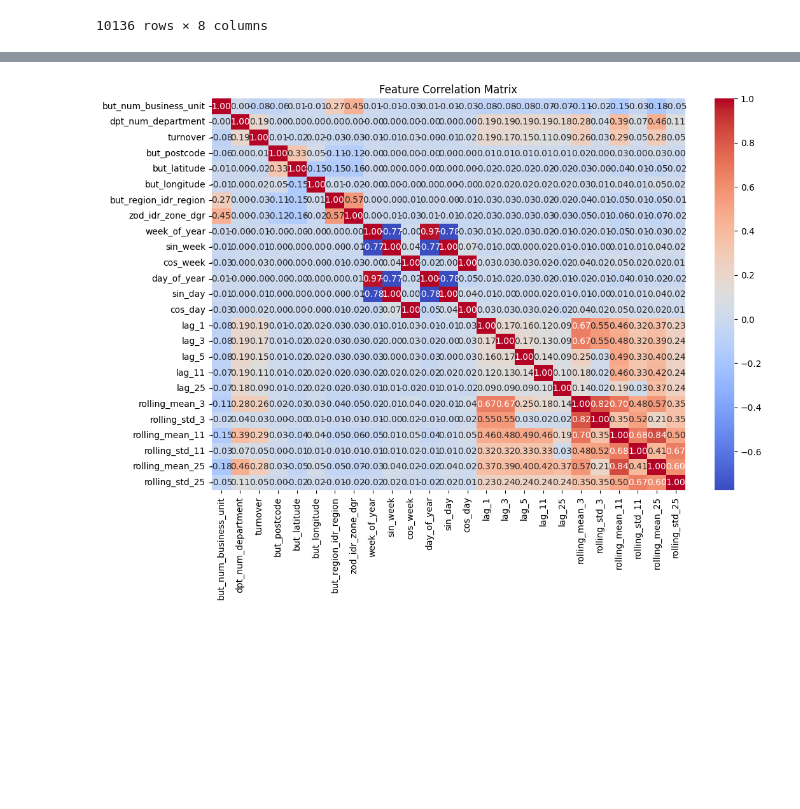
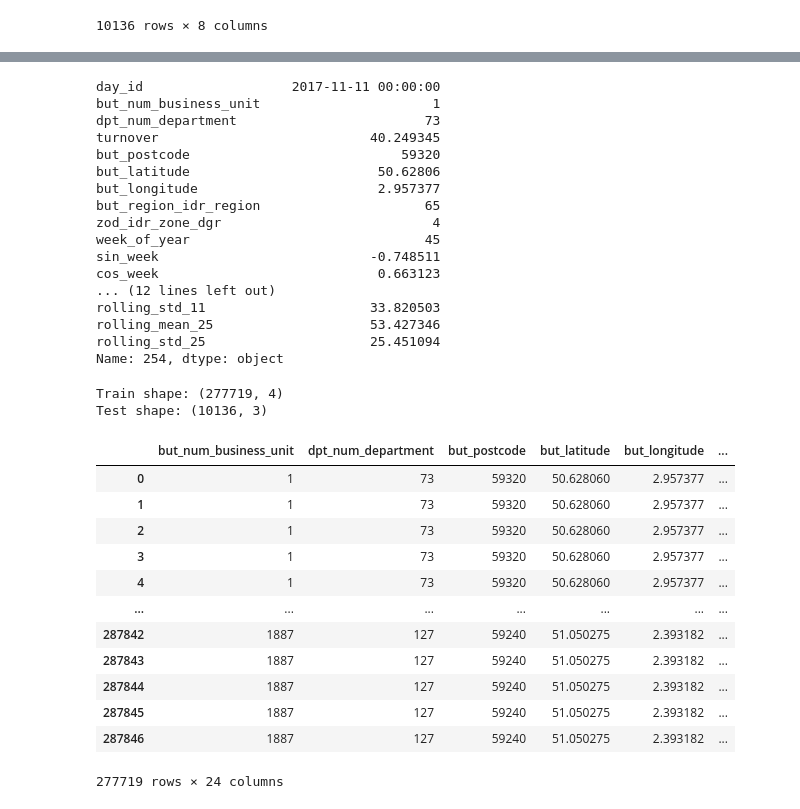
Before and after one commit to leonelmaia/decathlon, a Jupyter notebook: turnover-forecasting/forecasting.ipynb, the cells around one changed output, grey strips where cells are left out. Saved outputs shown, nothing was run; the diff lists cells and outputs as text; code cells hidden in the pictures; blank space fills up the shorter version.

```diff
--- a/turnover-forecasting/forecasting.ipynb
+++ b/turnover-forecasting/forecasting.ipynb
@@ -163,21 +209,59 @@ df_filtered
+# %%
+df_filtered = df[(df["but_num_business_unit"] == 1) & (df["dpt_num_department"] == 73)]
+df_filtered.loc[254]
+# %% [output]
+day_id                   2017-11-11 00:00:00
+but_num_business_unit                      1
+dpt_num_department                        73
+turnover                           40.249345
+but_postcode                           59320
+but_latitude                        50.62806
+but_longitude                       2.957377
+but_region_idr_region                     65
+zod_idr_zone_dgr                           4
+week_of_year                              45
+sin_week                           -0.748511
+cos_week                            0.663123
+... (12 lines left out)
+rolling_std_11                     33.820503
+rolling_mean_25                    53.427346
+rolling_std_25                     25.451094
+Name: 254, dtype: object
 # %%
 # Drop rows with NaN due to lags
 df = df.drop(columns=["day_id"])
+# %%
+df_processed_train = df_full[df_full["train"] == 1].copy()
+df_processed_test = df_full[df_full["train"] == 0].copy()
+
+print(f"Train shape: {df_train.shape}")
+print(f"Test shape: {df_test.shape}")
+# %% [output]
+Train shape: (277719, 4)
+Test shape: (10136, 3)
 # %%
-feature_cols = [col for col in df.columns if col != "turnover" or "day_of_year"]
-X = df[feature_cols]
-y = df["turnover"]
+feature_cols = [col for col in df.columns if col not in ["turnover", "train"]]
+X = df_processed_train[feature_cols]
+X_test = df_processed_train[feature_cols]
+y = df_processed_train["turnover"]
 
-X_train, X_test, y_train, y_test = train_test_split(X, y, test_size=0.1, shuffle=False)
-
-
-corr_matrix = df[feature_cols].corr()
-plt.figure(figsize=(12, 8))
-sns.heatmap(corr_matrix, annot=True, fmt=".2f", cmap="coolwarm")
-plt.title("Feature Correlation Matrix")
-plt.show()
+X_train, X_val, y_train, y_val = train_test_split(X, y, test_size=0.1, shuffle=False)
-# %% [output]
-[figure, removed]
+# %%
+X
+# %% [output]
+|  | but_num_business_unit | dpt_num_department | but_postcode | but_latitude | but_longitude | ... |
+| 0 | 1 | 73 | 59320 | 50.628060 | 2.957377 | ... |
+| 1 | 1 | 73 | 59320 | 50.628060 | 2.957377 | ... |
+| 2 | 1 | 73 | 59320 | 50.628060 | 2.957377 | ... |
+| 3 | 1 | 73 | 59320 | 50.628060 | 2.957377 | ... |
+| 4 | 1 | 73 | 59320 | 50.628060 | 2.957377 | ... |
+| ... | ... | ... | ... | ... | ... | ... |
+| 287842 | 1887 | 127 | 59240 | 51.050275 | 2.393182 | ... |
+| 287843 | 1887 | 127 | 59240 | 51.050275 | 2.393182 | ... |
+| 287844 | 1887 | 127 | 59240 | 51.050275 | 2.393182 | ... |
+| 287845 | 1887 | 127 | 59240 | 51.050275 | 2.393182 | ... |
+| 287846 | 1887 | 127 | 59240 | 51.050275 | 2.393182 | ... |
+277719 rows × 24 columns
 # %%
 model = xgb.XGBRegressor(
     n_estimators=500,
```
Also changed, not shown: parts of 11 cells of this notebook.
